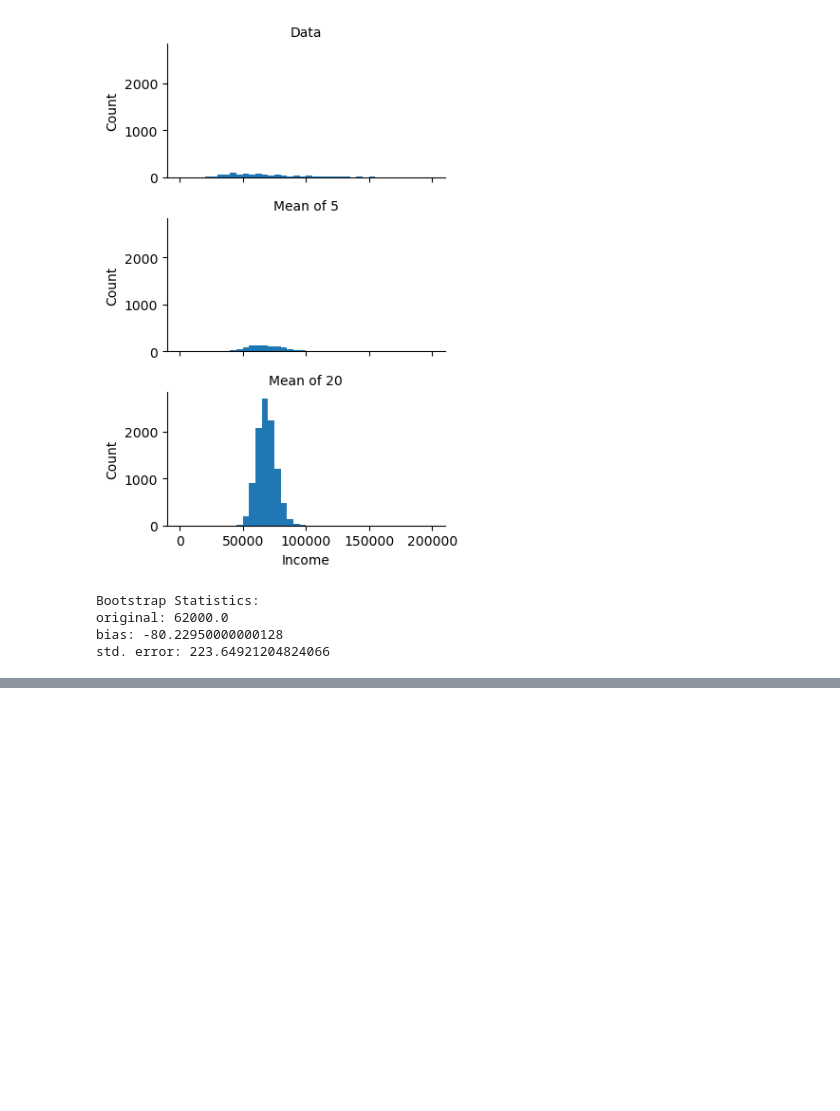
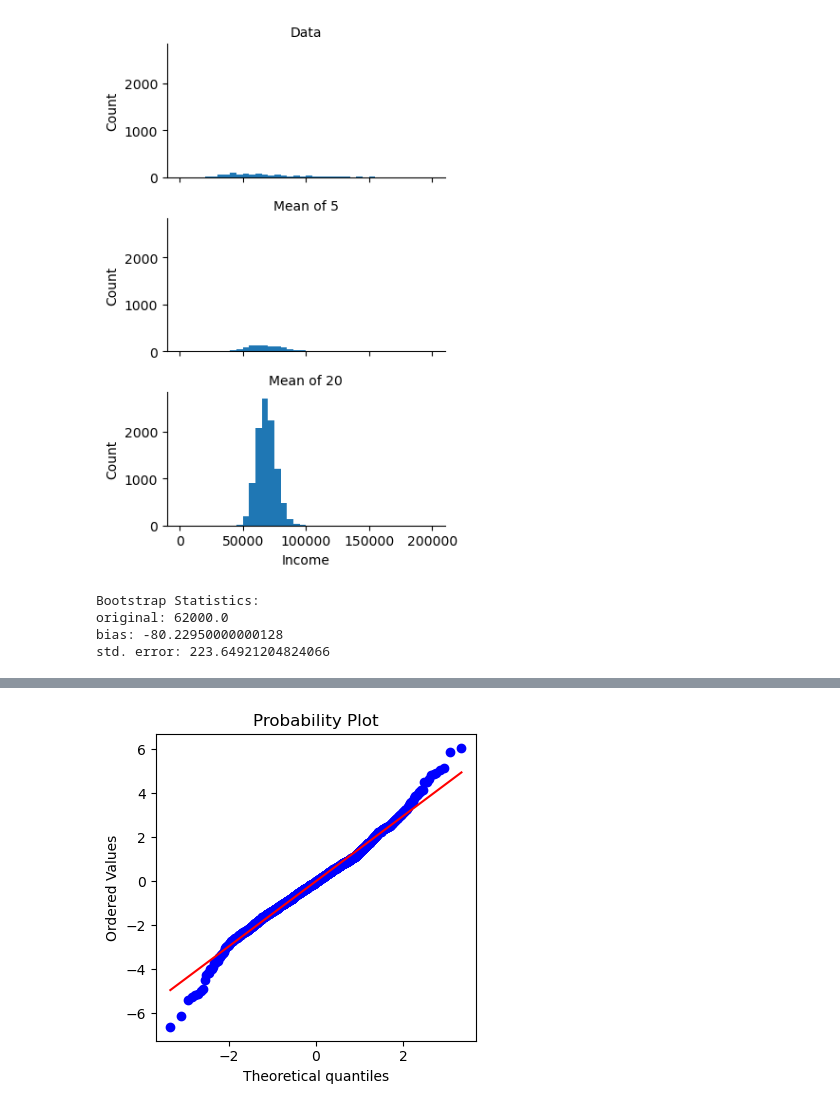
Before and after one commit to joshoandres13/pandas_practice, a Jupyter notebook: practical_statistics.ipynb, the cells around one changed output, grey strips where cells are left out. Saved outputs shown, nothing was run; the diff lists cells and outputs as text; code cells hidden in the pictures; blank space fills up the shorter version.

```diff
--- a/practical_statistics.ipynb
+++ b/practical_statistics.ipynb
@@ -355,0 +368,14 @@ std. error: 223.64921204824066
+# %%
+#Long tailed distributions
+sp500_px = pd.read_csv(SP500_DATA_CSV)
+
+nflx = sp500_px.NFLX
+nflx = np.diff(np.log(nflx[nflx>0]))
+
+fig, ax = plt.subplots(figsize=(4, 4))
+stats.probplot(nflx, plot=ax)
+
+plt.tight_layout()
+plt.show()
+# %% [output]
+[figure, added]
```
Also changed, not shown: parts of 1 cell of this notebook, 1 other file.
